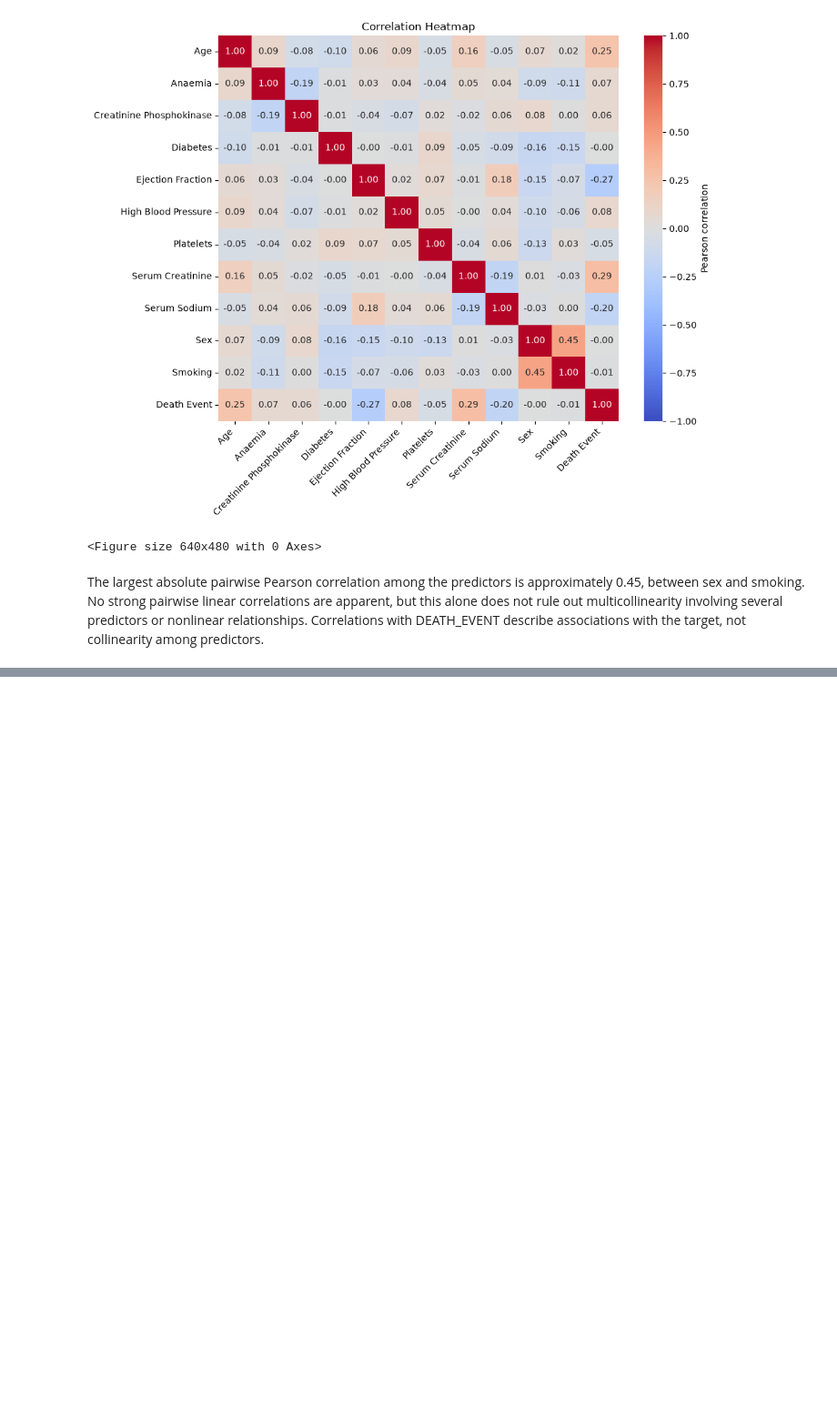
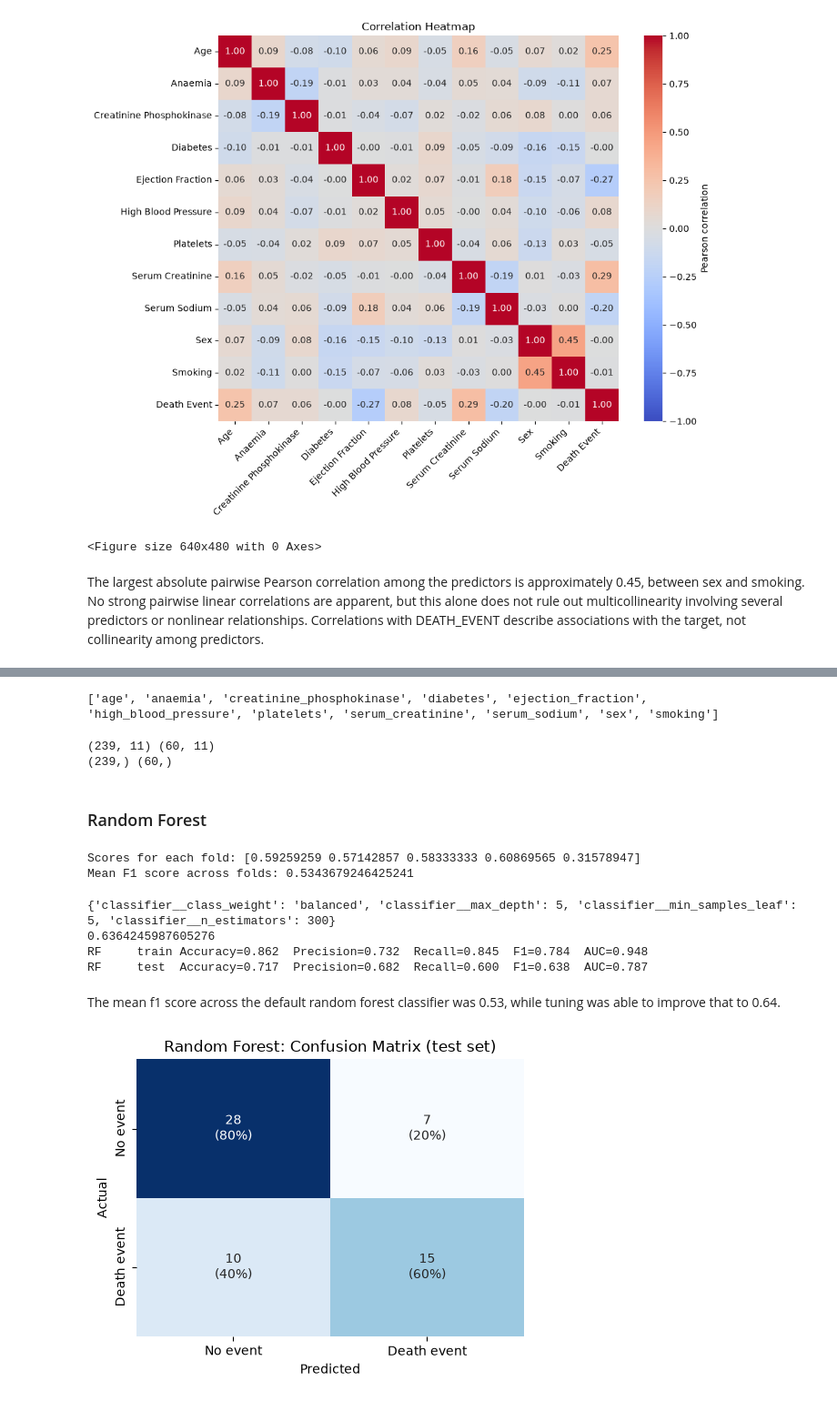
Before and after one commit to jettquitteau/heart_disease_prediction, a Jupyter notebook: heart-disease-pipeline.ipynb, the cells around one changed output, grey strips where cells are left out. Shown at 91% size. Cells and saved outputs as stored; diff of their text form; code cells hidden in the pictures; blank space fills up the shorter version.

Commit message:
Finished first draft of the notebook and readme. Pending TweenMe tests.

```diff
--- a/heart-disease-pipeline.ipynb
+++ b/heart-disease-pipeline.ipynb
@@ -346,0 +348,13 @@ The largest absolute pairwise Pearson correlation among the predictors is approx
+# %%
+X = heart.drop(columns="DEATH_EVENT")
+y = heart["DEATH_EVENT"]
+print(X.columns.tolist())
+# %% [output]
+['age', 'anaemia', 'creatinine_phosphokinase', 'diabetes', 'ejection_fraction', 'high_blood_pressure', 'platelets', 'serum_creatinine', 'serum_sodium', 'sex', 'smoking']
+# %%
+X_train, X_test, y_train, y_test = train_test_split(X, y, test_size=0.2, random_state=42)
+print(X_train.shape, X_test.shape)
+print(y_train.shape, y_test.shape)
+# %% [output]
+(239, 11) (60, 11)
+(239,) (60,)
@@ -346,0 +379,56 @@ The largest absolute pairwise Pearson correlation among the predictors is approx
+# %% [markdown]
+### Random Forest
+# %%
+rfpipe = Pipeline([
+    ('classifier', RandomForestClassifier(random_state=42))
+])
+
+cv = StratifiedKFold(n_splits=5, shuffle=True, random_state=42)
+scores = cross_val_score(rfpipe, X_train, y_train, cv=cv, scoring="f1")
+print(f"Scores for each fold: {scores}")
+print(f"Mean F1 score across folds: {scores.mean()}")
+# %% [output]
+Scores for each fold: [0.59259259 0.57142857 0.58333333 0.60869565 0.31578947]
+Mean F1 score across folds: 0.5343679246425241
+# %%
+param_grid = {
+    "classifier__max_depth": [3, 5, 8, None],
+    "classifier__min_samples_leaf": [3, 5, 7],
+    "classifier__n_estimators": [100, 300],
+    "classifier__class_weight": [None, "balanced"]
+}
+
+rfgrid = GridSearchCV(rfpipe, param_grid, cv=StratifiedKFold(5, shuffle=True, random_state=42), scoring="f1")
+
+rfgrid.fit(X_train, y_train)
+print(rfgrid.best_params_)
+print(rfgrid.best_score_)
+report("RF", rfgrid)
+# %% [output]
+{'classifier__class_weight': 'balanced', 'classifier__max_depth': 5, 'classifier__min_samples_leaf': 5, 'classifier__n_estimators': 300}
+0.6364245987605276
+RF     train Accuracy=0.862  Precision=0.732  Recall=0.845  F1=0.784  AUC=0.948
+RF     test  Accuracy=0.717  Precision=0.682  Recall=0.600  F1=0.638  AUC=0.787
+# %% [markdown]
+The mean f1 score across the default random forest classifier was 0.53, while tuning was able to improve that to 0.64.
+# %%
+# Confusion matrix for Random Forest with percentages for the test set
+
+pred = rfgrid.predict(X_test)
+cm = confusion_matrix(y_test, pred)
+cm_pct = cm / cm.sum(axis=1, keepdims=True)   # each row sums to 1
+
+labels = np.array([[f"{n}\n({p:.0%})" for n, p in zip(row_n, row_p)]
+                   for row_n, row_p in zip(cm, cm_pct)])
+
+plt.figure(figsize=(5, 4))
+sns.heatmap(cm, annot=labels, fmt="", cmap="Blues", cbar=False,
+            xticklabels=["No event", "Death event"],
+            yticklabels=["No event", "Death event"])
+plt.xlabel("Predicted")
+plt.ylabel("Actual")
+plt.title("Random Forest: Confusion Matrix (test set)")
+plt.tight_layout()
+plt.show()
+# %% [output]
+[figure, added]
```
Also changed, not shown: parts of 33 cells of this notebook, 1 other file.
